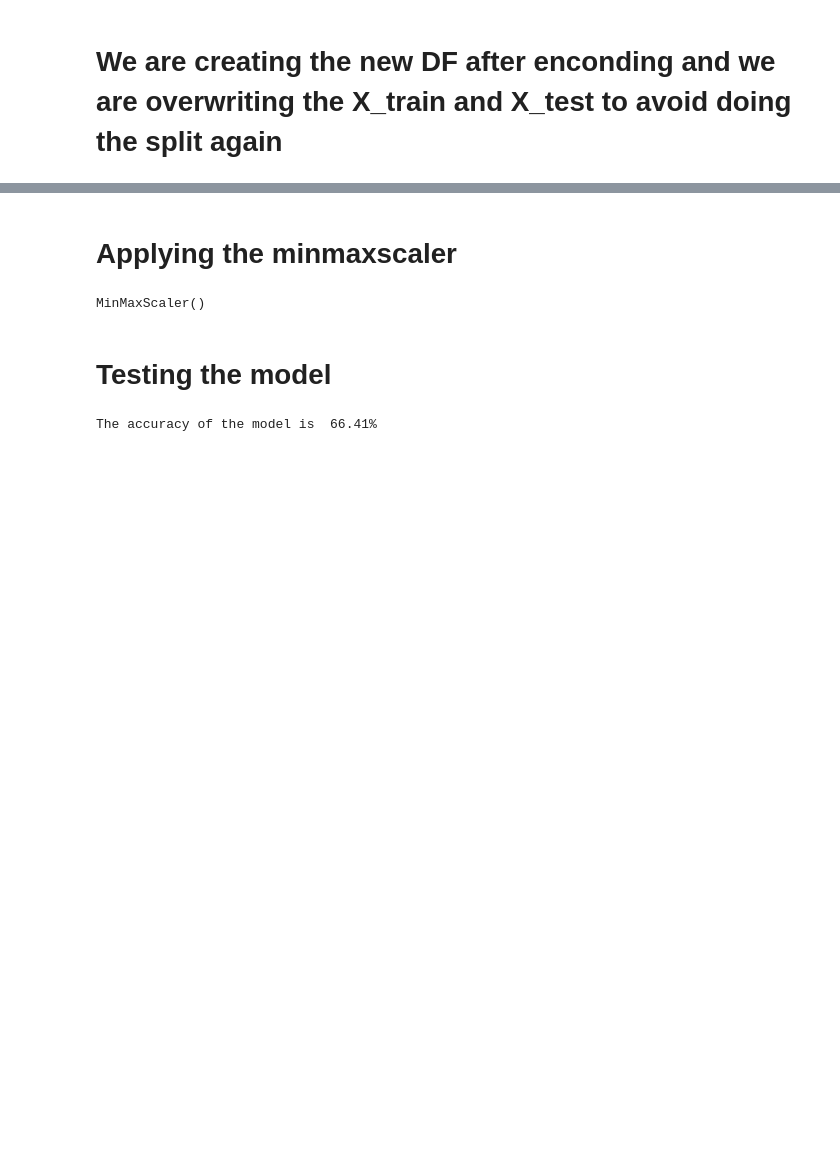
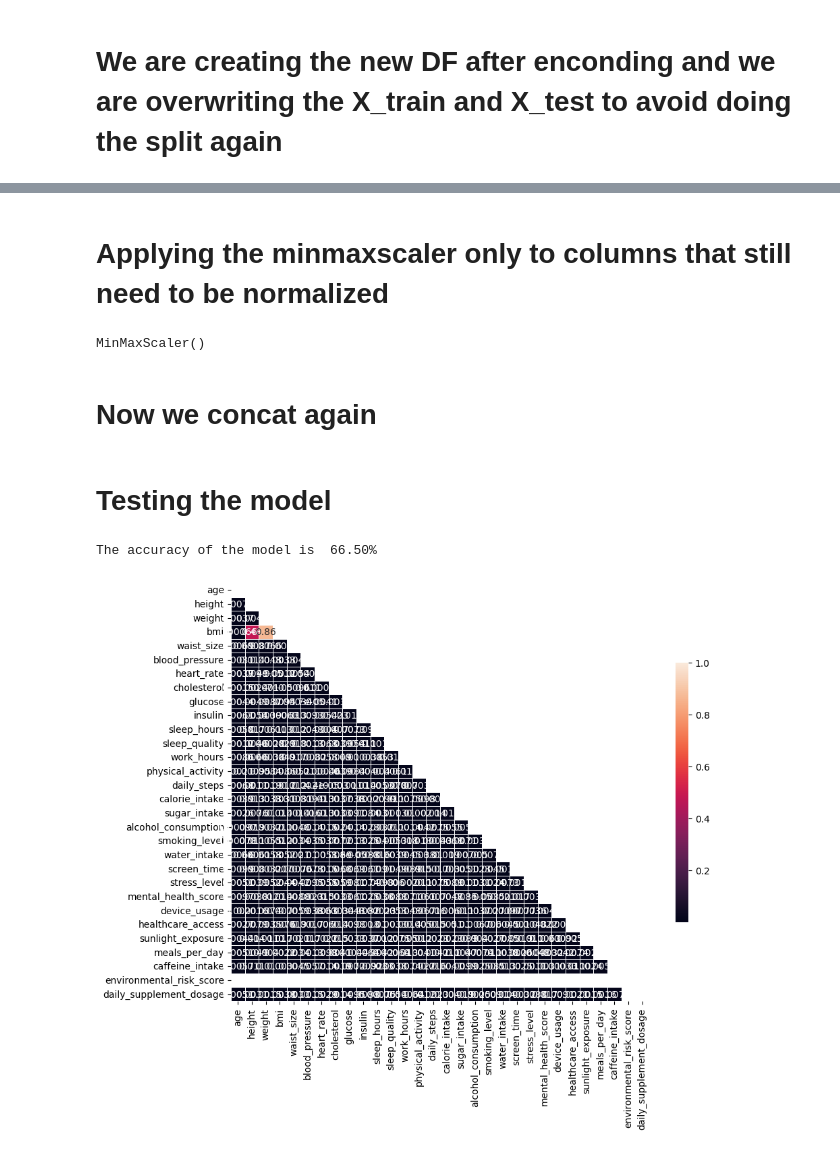
Before and after one commit to mari21041/ML---Disease-Risk-from-Daily-Habits, a Jupyter notebook: Notebooks/Notebook_Jesus.ipynb, the cells around one changed output, grey strips where cells are left out. Drawn from its saved outputs; the diff is of its cells as text; code cells hidden in the pictures; blank space fills up the shorter version.

```diff
--- a/Notebooks/Notebook_Jesus.ipynb
+++ b/Notebooks/Notebook_Jesus.ipynb
@@ -64,3 +41,12 @@ object_col_ord=['sleep_quality','smoking_level','device_usage','healthcare_acces
+# %%
+alcohol_mapping = {
+    'Regularly': 1,
+    'Occasionally': 0
+}
+df_2['alcohol_consumption'] = df_2['alcohol_consumption'].map(alcohol_mapping)
+# %%
+caffeine_intake_mapping = {'High': 1,'Moderate': 0}
+df_2['caffeine_intake'] = df_2['caffeine_intake'].map(caffeine_intake_mapping)
 # %%
 device_usage_map = {'Low': 0,
     'Moderate': 1,
@@ -127,4 +133,4 @@ X_test=pd.concat([X_test_trans_df,X_test_num],axis=1)
 # %% [markdown]
-# Applying the minmaxscaler
+# Applying the minmaxscaler only to columns that still need to be normalized
 # %%
 normalizer = MinMaxScaler()
@@ -139,0 +146,2 @@ X_test = pd.DataFrame(X_test_norm, columns=X_test.columns, index=X_test.index)
+# %% [markdown]
+# Now we concat again
@@ -141,21 +152,23 @@ X_test = pd.DataFrame(X_test_norm, columns=X_test.columns, index=X_test.index)
 # Testing the model
 # %%
 knn = KNeighborsClassifier(n_neighbors=9)
-knn.fit(X_train, y_train)
-print(f"The accuracy of the model is {knn.score(X_test, y_test)*100: .2f}%")
+knn.fit(X_train_final, y_train)
+print(f"The accuracy of the model is {knn.score(X_test_final, y_test)*100: .2f}%")
 # %% [output]
-The accuracy of the model is  66.41%
+The accuracy of the model is  66.50%
 # %%
-corr=np.abs(df_2.corr()) # corr(x,y) = corr(y, x), corr(x,x) = 1
+corr=np.abs(df_2.select_dtypes('number').corr()) # corr(x,y) = corr(y, x), corr(x,x) = 1
 #Set up mask for triangle representation
 mask = np.zeros_like(corr, dtype=bool)
 mask[np.triu_indices_from(mask)] = True
 # Set up the matplotlib figure
 f, ax = plt.subplots(figsize=(10, 10))
 # Generate a custom diverging colormap
 cmap = sns.diverging_palette(220, 10, as_cmap=True)
 # Draw the heatmap with the mask and correct aspect ratio
 sns.heatmap(corr, mask=mask,  vmax=1,square=True, linewidths=.5, cbar_kws={"shrink": .5},annot = corr)
 plt.show()
+# %% [output]
+[figure, added]
 # %%
 # df_2.to_csv('../Data/Clean/Clean_data.csv',index=False)
```
Also changed, not shown: parts of 16 cells of this notebook, 1 other file.
